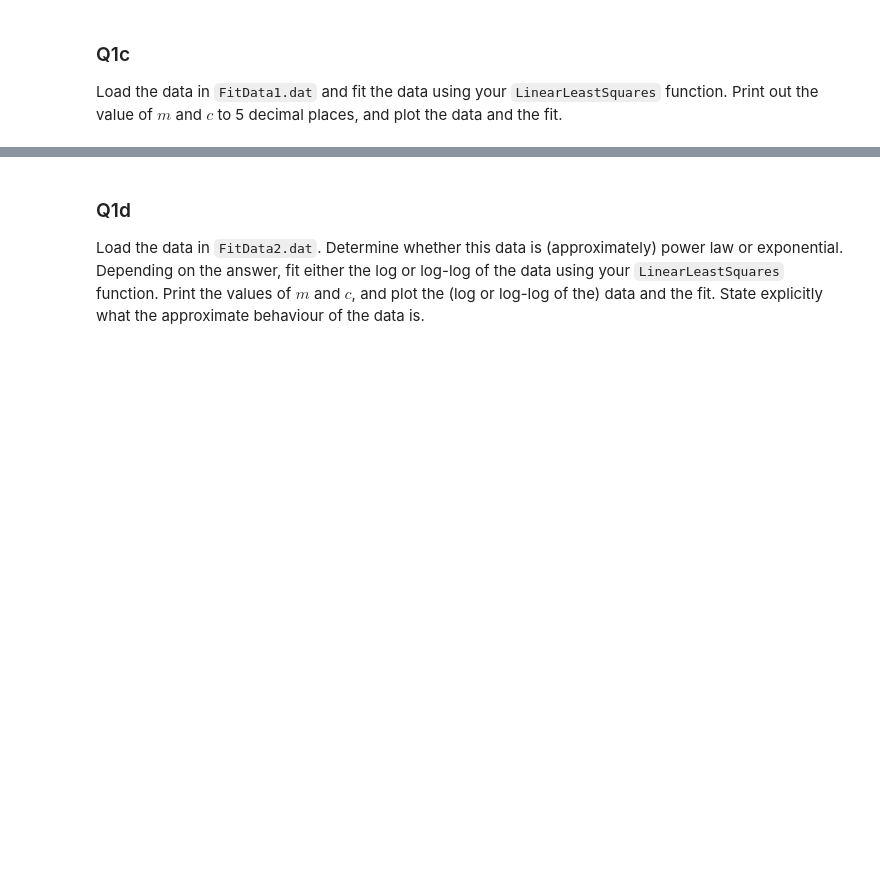
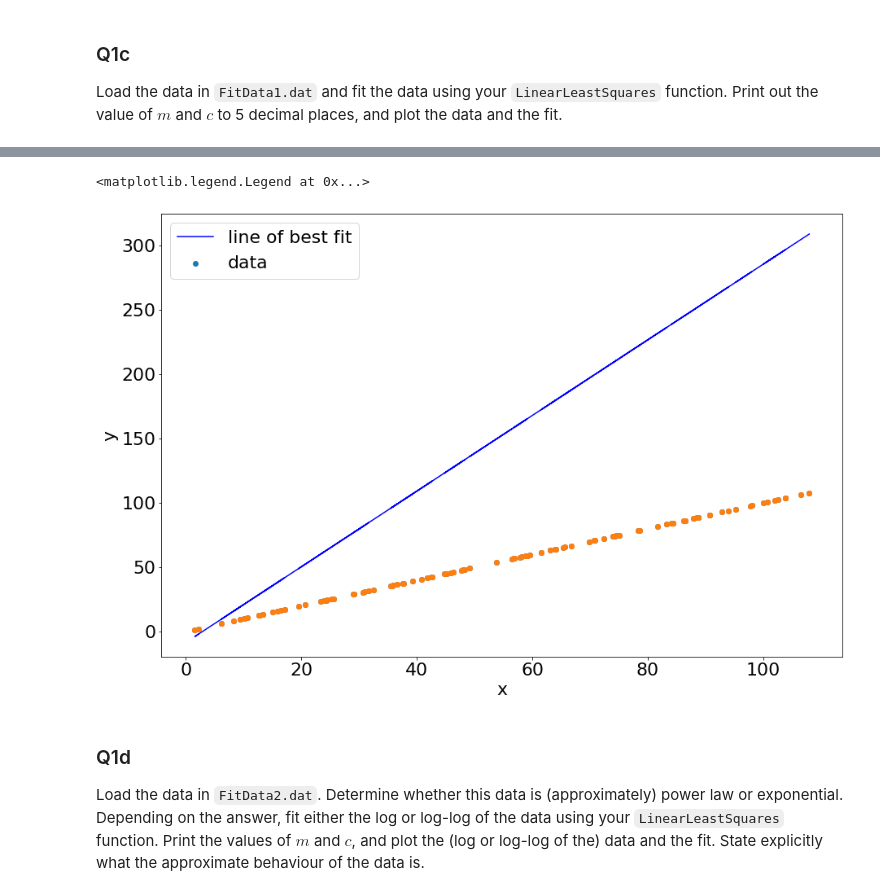
Before and after one commit to ConnorMcGoldrick/ACM20030-Assignments, a Jupyter notebook: Assignment-3.ipynb, the cells around one changed output, grey strips where cells are left out. Cells and saved outputs as stored; diff of their text form; code cells hidden in the pictures; blank space fills up the shorter version.

```diff
--- a/Assignment-3.ipynb
+++ b/Assignment-3.ipynb
@@ -69,3 +118,16 @@ Load the data in `FitData1.dat` and fit the data using your `LinearLeastSquares`
+# %%
+x1 = data_1[:,0]
+y1 = data_1[:,0]
+plt.scatter(x1,y1)
+plt.xlabel('x')
+plt.ylabel('y')
+plt.scatter(x1,y1, label = 'data')
+y1_pred = m*x1+c
+plt.plot(x1, m*x1 + c, 'b', label = 'line of best fit')
+plt.legend(['line of best fit', 'data'])
+# %% [output]
+<matplotlib.legend.Legend at 0x...>
+[figure, added]
 # %% [markdown]
 ### Q1d
 Load the data in `FitData2.dat`. Determine whether this data is (approximately) power law or exponential. Depending on the answer, fit either the log or log-log of the data using your `LinearLeastSquares` function. Print the values of $m$ and $c$, and plot the (log or log-log of the) data and the fit. State explicitly what the approximate behaviour of the data is.
```
Also changed, not shown: parts of 10 cells of this notebook.
